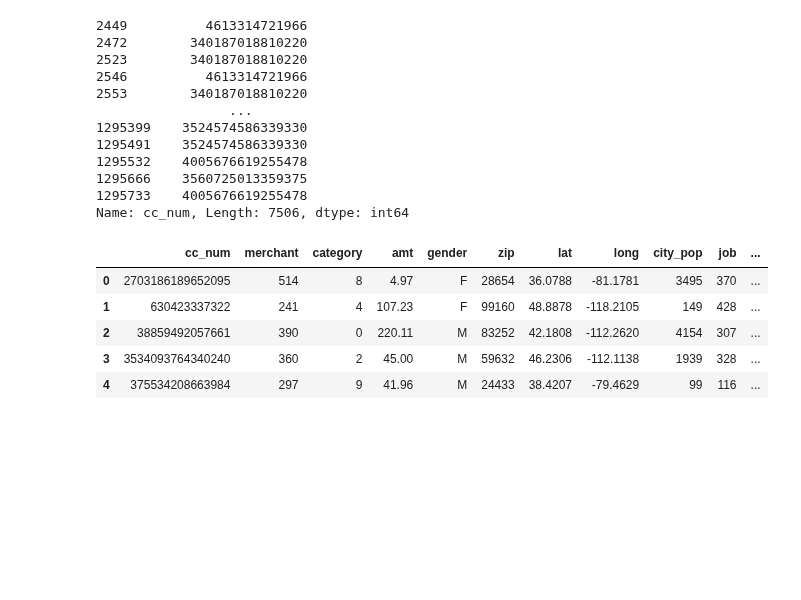
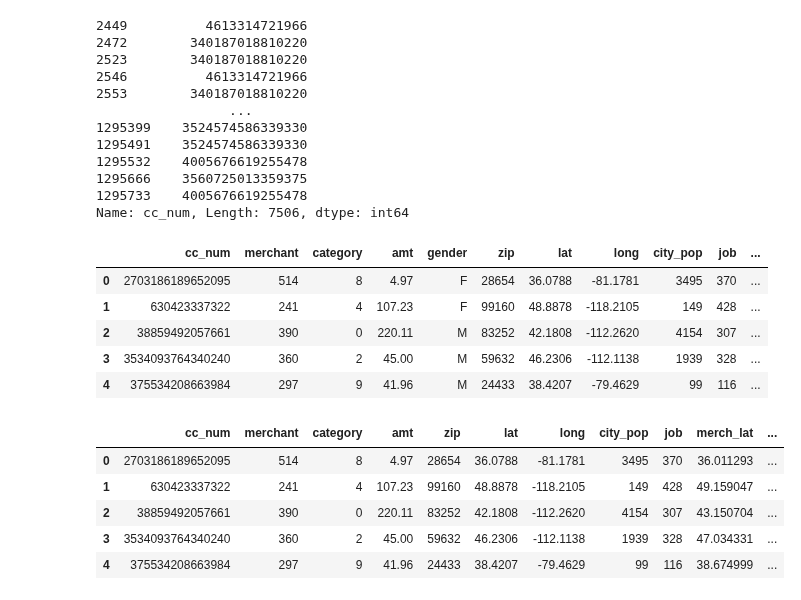
Before and after one commit to Bijaykars/Credit-Card-Transaction-Fraud-Detection, a Jupyter notebook: Credit Card Transaction Fraud Detection.ipynb, the cells around one changed output. Drawn from its saved outputs; the diff is of its cells as text; code cells hidden in the pictures; blank space fills up the shorter version.

```diff
--- a/Credit Card Transaction Fraud Detection.ipynb
+++ b/Credit Card Transaction Fraud Detection.ipynb
@@ -237,3 +238,12 @@ df2.head()
 # %%
 df2 = pd.get_dummies(df2, columns=['gender'], prefix='gender',  dtype= int)
 df1 = pd.get_dummies(df1, columns=['gender'], prefix='gender',  dtype=int)
+# %%
+df2.head()
+# %% [output]
+|  | cc_num | merchant | category | amt | zip | lat | long | city_pop | job | merch_lat | ... |
+| 0 | 2703186189652095 | 514 | 8 | 4.97 | 28654 | 36.0788 | -81.1781 | 3495 | 370 | 36.011293 | ... |
+| 1 | 630423337322 | 241 | 4 | 107.23 | 99160 | 48.8878 | -118.2105 | 149 | 428 | 49.159047 | ... |
+| 2 | 38859492057661 | 390 | 0 | 220.11 | 83252 | 42.1808 | -112.2620 | 4154 | 307 | 43.150704 | ... |
+| 3 | 3534093764340240 | 360 | 2 | 45.00 | 59632 | 46.2306 | -112.1138 | 1939 | 328 | 47.034331 | ... |
+| 4 | 375534208663984 | 297 | 9 | 41.96 | 24433 | 38.4207 | -79.4629 | 99 | 116 | 38.674999 | ... |
```
Also changed, not shown: parts of 17 cells of this notebook, 6 other files.
